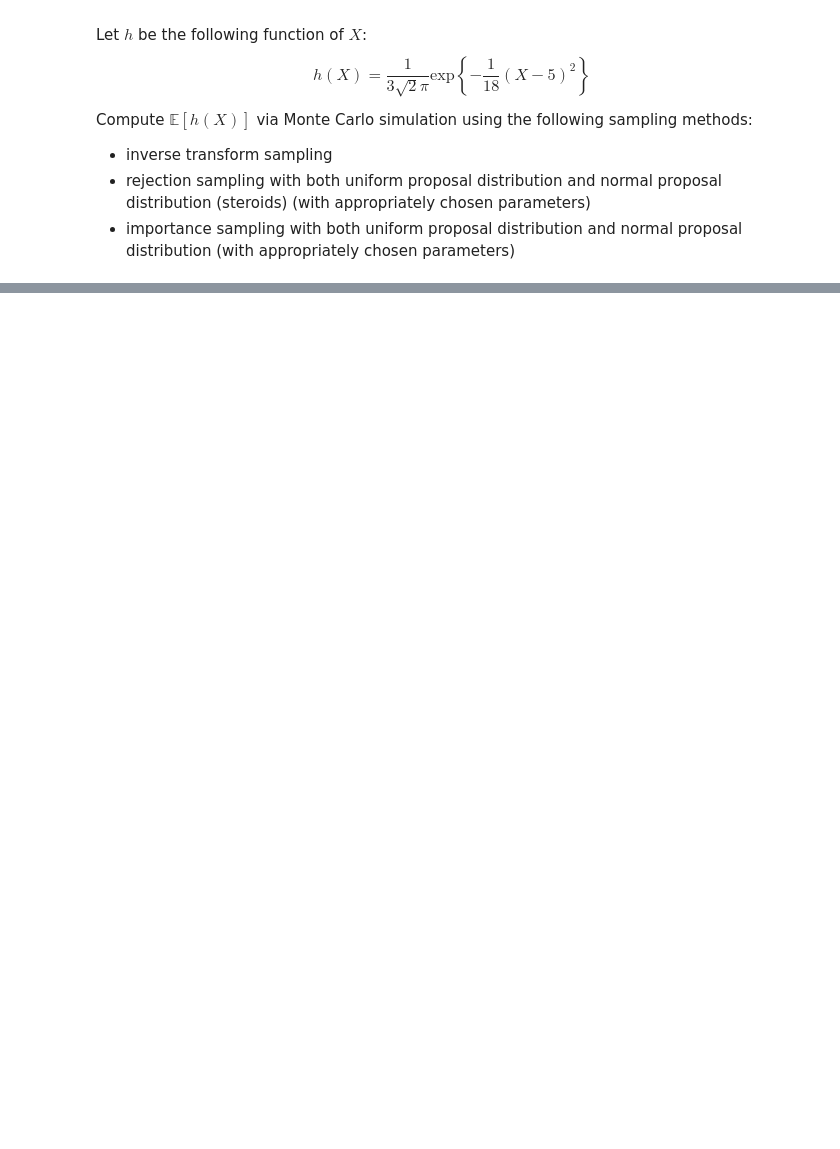
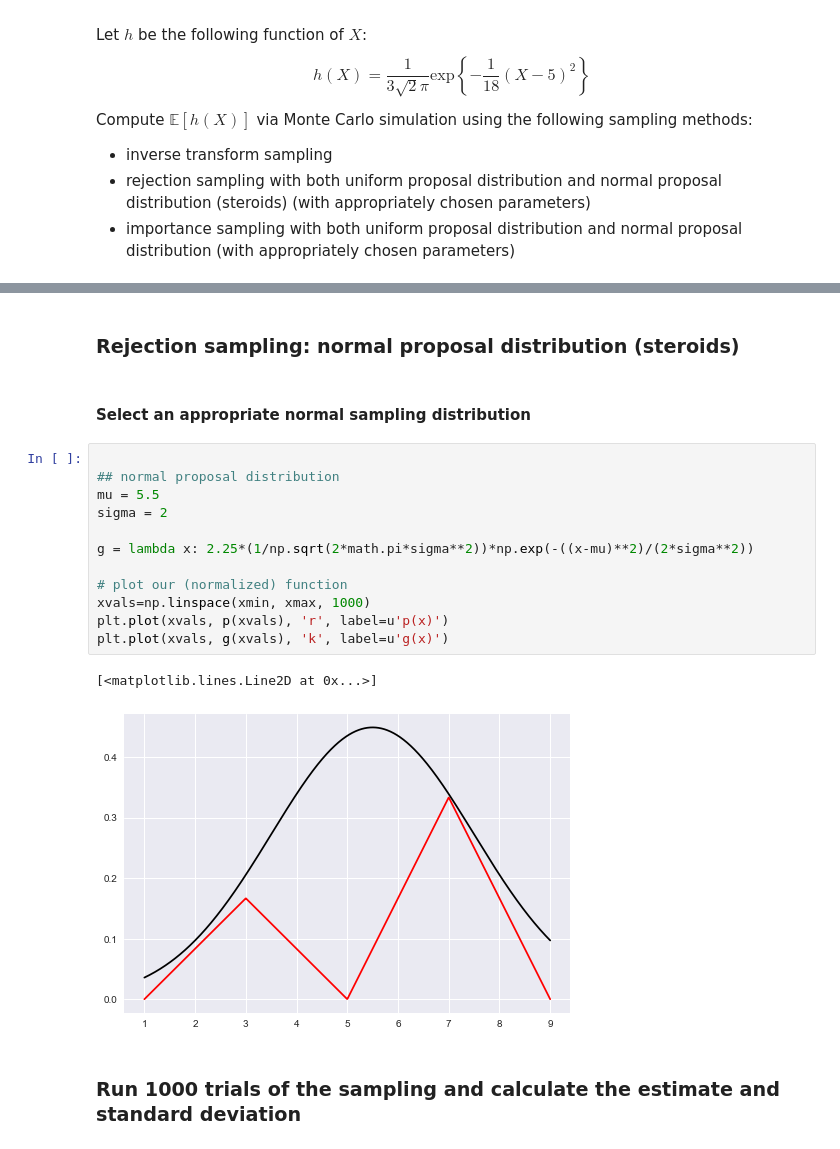
Before and after one commit to nikhilaravi/am207, a Jupyter notebook: AM207_HW2.ipynb, the cells around one changed output, grey strips where cells are left out. Cells and saved outputs as stored; diff of their text form; blank space fills up the shorter version.

```diff
--- a/AM207_HW2.ipynb
+++ b/AM207_HW2.ipynb
@@ -34,0 +250,21 @@ Compute $\mathbb{E}[h(X)]$ via Monte Carlo simulation using the following sampli
+# %% [markdown]
+### Rejection sampling: normal proposal distribution (steroids)
+# %% [markdown]
+####  Select an appropriate normal sampling distribution
+# %%
+
+## normal proposal distribution
+mu = 5.5
+sigma = 2
+
+g = lambda x: 2.25*(1/np.sqrt(2*math.pi*sigma**2))*np.exp(-((x-mu)**2)/(2*sigma**2))
+
+# plot our (normalized) function
+xvals=np.linspace(xmin, xmax, 1000)
+plt.plot(xvals, p(xvals), 'r', label=u'p(x)')
+plt.plot(xvals, g(xvals), 'k', label=u'g(x)')
+# %% [output]
+[<matplotlib.lines.Line2D at 0x...>]
+[figure, added]
+# %% [markdown]
+### Run 1000 trials of the sampling and calculate the estimate and standard deviation
```
Also changed, not shown: parts of 37 cells of this notebook.
